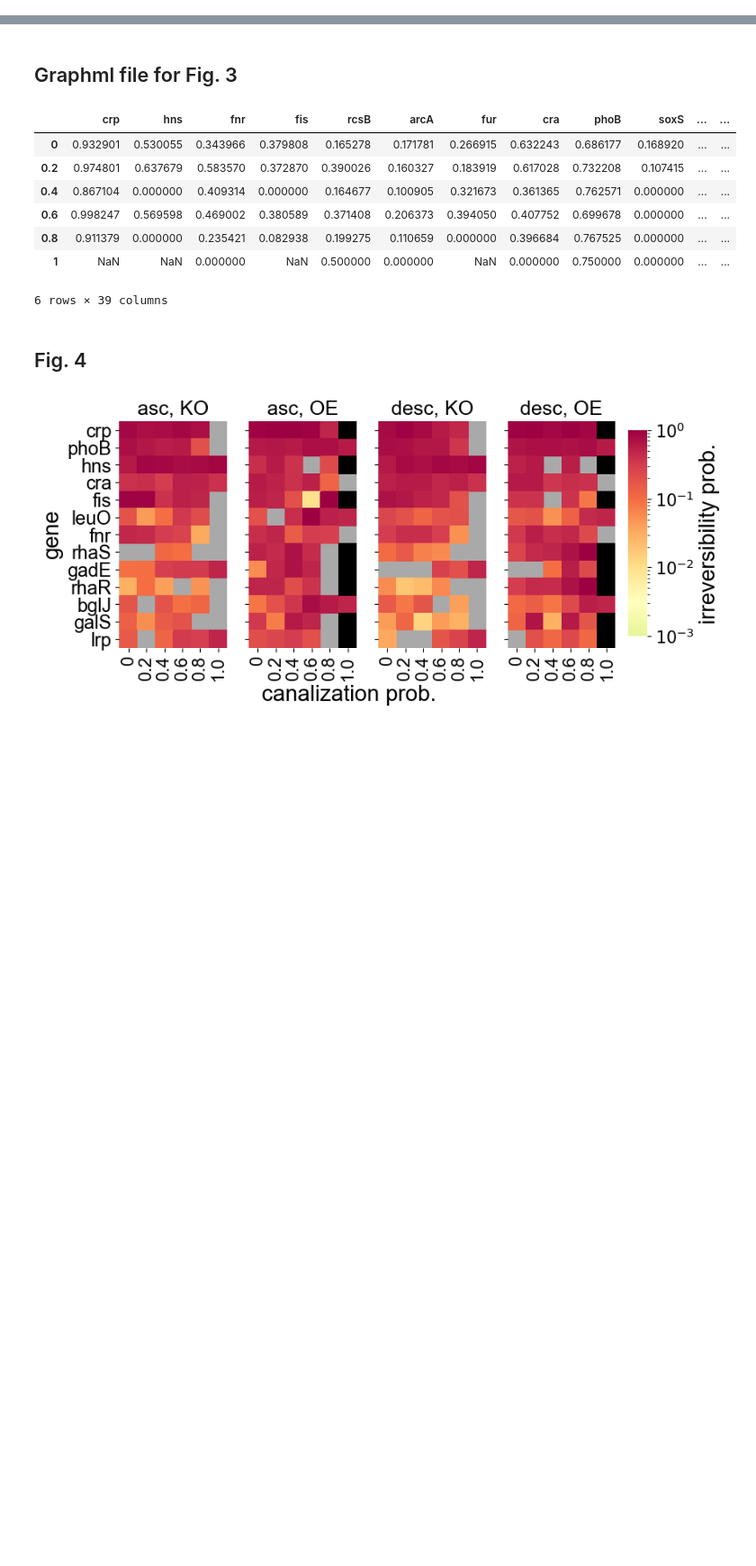
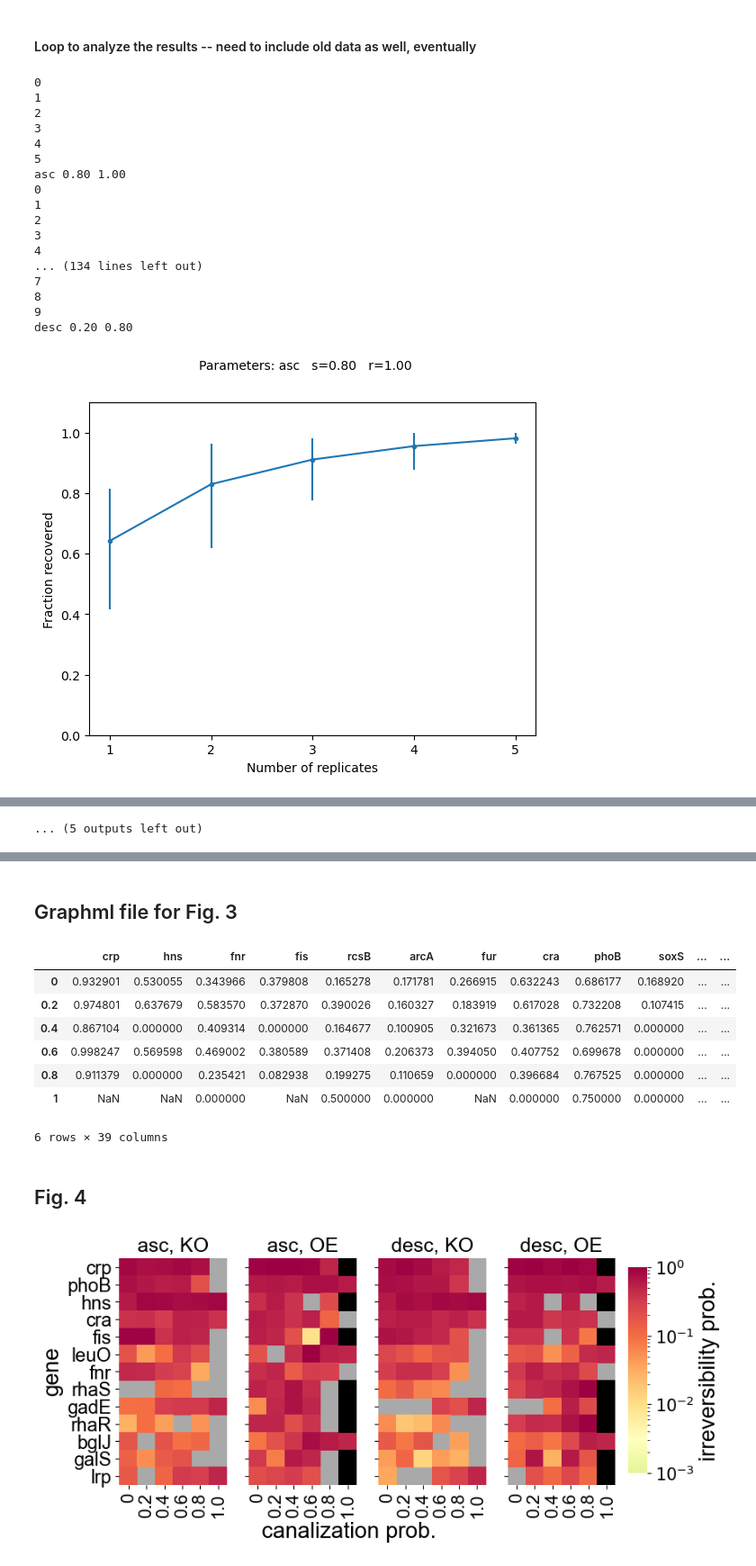
Before and after one commit to yizhao-nu/Irreversibility-in-GRN, a Jupyter notebook: irr_grn/irr_prob.ipynb, the cells around one changed output, grey strips where cells are left out. Shown: that part at 90% size. Cells and saved outputs as stored; diff of their text form; code cells hidden in the pictures; blank space fills up the shorter version.

```diff
--- a/irr_grn/irr_prob.ipynb
+++ b/irr_grn/irr_prob.ipynb
@@ -12,0 +85,14 @@ from matplotlib.colors import LogNorm
+# %%
+ppairs_l = []
+for kk in irrev_d.keys():
+    ppairs_l.append((kk[-3],kk[-2]))
+# %%
+## this list of genes is the set that are potentially irreversible
+selg=['crp','phoB','hns','cra','fis','leuO','fnr',
+     'rhaS','gadE','rhaR','bglJ','galS','lrp',
+     'fur','rcsB','galR','stpA','arcA','gadX','fliZ',
+     'cspA','uxuR','gadW','ydeO','xylR','exuR','mlrA',
+     'fhlA','oxyR','soxS','rcsA','evgA','srlR','marR',
+     'rob','narL','adiY','dcuR','soxR','ptsG','csgD',
+     'mazE','flhC','mlc','flhD','mazF','ompR','gutM',
+     'yjjQ','marA','hdfR']
@@ -12,0 +246,49 @@ from matplotlib.colors import LogNorm
+# %% [markdown]
+#### Loop to analyze the results -- need to include old data as well, eventually
+# %%
+## may need to include results on earlier data...
+for (ss,rr) in set(ppairs_l):
+    for srt in ['asc','desc']:
+        sel_keys = [kk for kk in irrev_d.keys() if kk[0]==srt and kk[1]=='KO' and kk[2]==ss and kk[3]==rr]
+        rep_irrev_d = {}
+        rep_state_d = {}
+        rep_numattr_d = {}
+        for sk in sel_keys:
+            srt,pt,ss,rr,rep = sk
+            okey = (srt,'OE',ss,rr,rep)
+            avg_key = (srt,ss,rr,rep)
+            ptirrev_df = pd.concat({'KO':irrev_d[sk],'OE':irrev_d[okey]},axis=1)
+            state = avgstate_d[avg_key]
+            num = numattr_d[avg_key]
+            avg_irrev = pd.concat({'KD':(ptirrev_df.KO*state),'OE':(1-state)*ptirrev_df.OE},axis=1).mean(axis=1)
+            rep_irrev_d[int(rep)]=avg_irrev
+            rep_state_d[int(rep)]=state
+            rep_numattr_d[int(rep)] = num
+        irrev_df=pd.DataFrame(rep_irrev_d)
+        state_df = pd.DataFrame(rep_state_d)
+        numattr_ser = pd.Series(rep_numattr_d)
+        output_results_by_rep(srt,ss,rr,selg,state_df,irrev_df,numattr_ser)
+        summary_l = analyze_replicates({'irrev':irrev_df,'state':state_df,'N_A':numattr_ser},selg)
+        nn_l = analyze_irr_sets(irrev_df)
+        print(srt,ss,rr)
+        convergence_plots(srt,ss,rr,summary_l)
+        convergence_igs(srt,ss,rr,nn_l)
+# %% [output]
+0
+1
+2
+3
+4
+5
+asc 0.80 1.00
+0
+1
+2
+3
+4
+... (134 lines left out)
+7
+8
+9
+desc 0.20 0.80
+[figure, added]
@@ -12,0 +305 @@ from matplotlib.colors import LogNorm
+... (5 outputs left out)
```
Also changed, not shown: parts of 12 cells of this notebook.
